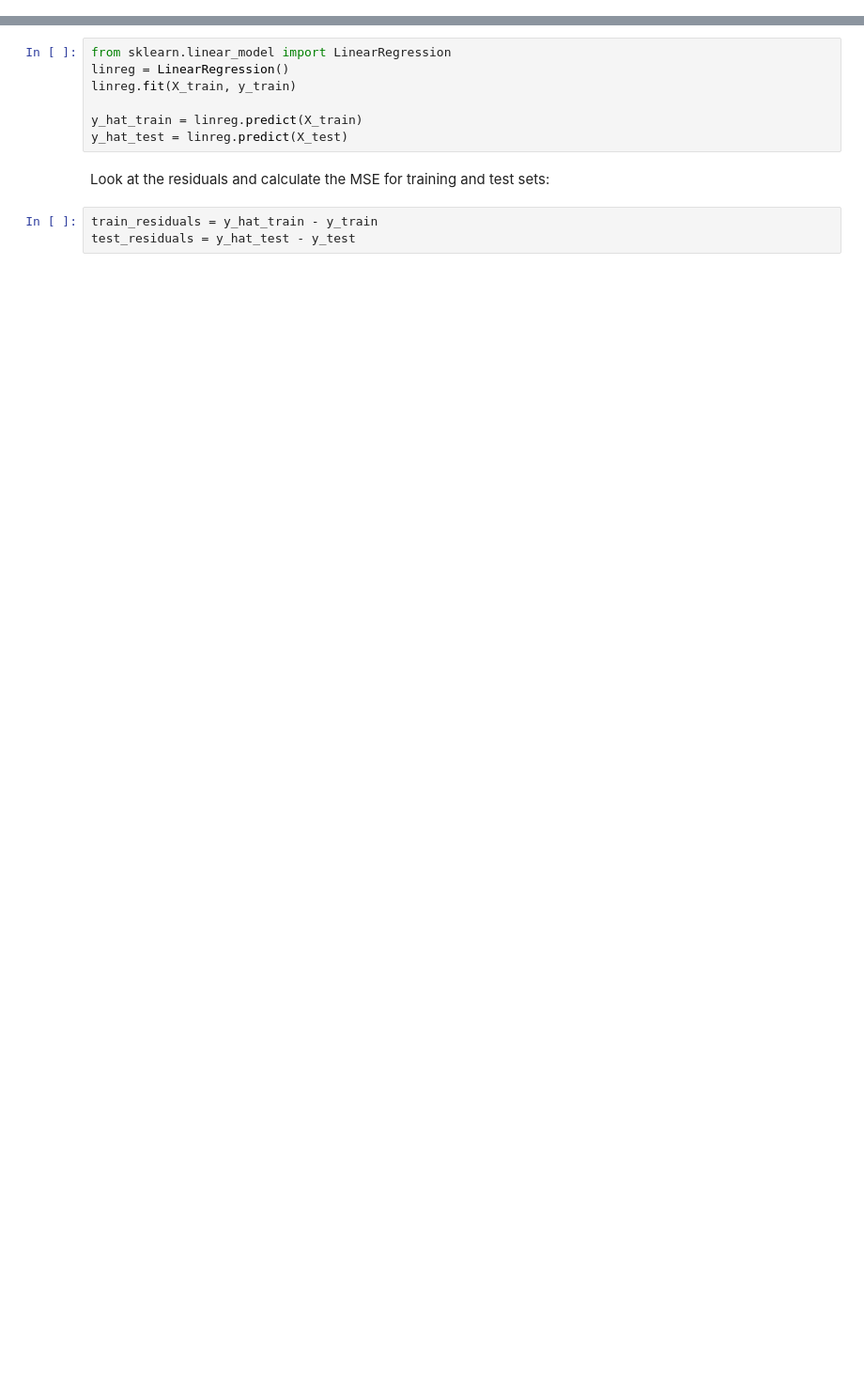
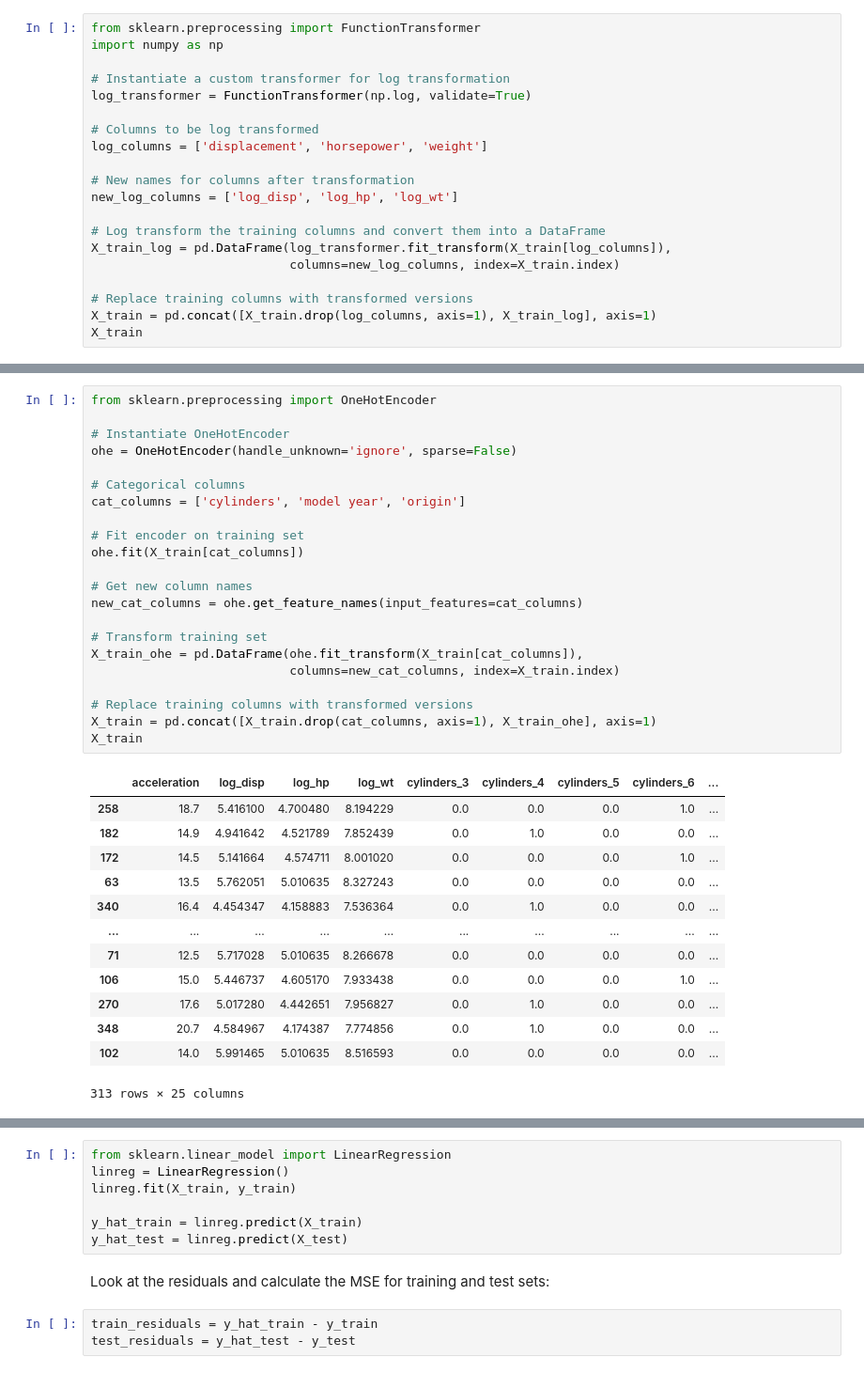
Before and after one commit to learn-co-curriculum/dsc-regression-model-validation, a Jupyter notebook: index.ipynb, the cells around one changed output, grey strips where cells are left out. Shown at 94% size. Cells and saved outputs as stored; diff of their text form; blank space fills up the shorter version.

```diff
--- a/index.ipynb
+++ b/index.ipynb
@@ -91,0 +201,20 @@ print(len(X_train), len(X_test), len(y_train), len(y_test))
+# %%
+from sklearn.preprocessing import FunctionTransformer
+import numpy as np
+
+# Instantiate a custom transformer for log transformation
+log_transformer = FunctionTransformer(np.log, validate=True)
+
+# Columns to be log transformed
+log_columns = ['displacement', 'horsepower', 'weight']
+
+# New names for columns after transformation
+new_log_columns = ['log_disp', 'log_hp', 'log_wt']
+
+# Log transform the training columns and convert them into a DataFrame
+X_train_log = pd.DataFrame(log_transformer.fit_transform(X_train[log_columns]),
+                           columns=new_log_columns, index=X_train.index)
+
+# Replace training columns with transformed versions
+X_train = pd.concat([X_train.drop(log_columns, axis=1), X_train_log], axis=1)
+X_train
@@ -91,0 +259,36 @@ print(len(X_train), len(X_test), len(y_train), len(y_test))
+# %%
+from sklearn.preprocessing import OneHotEncoder
+
+# Instantiate OneHotEncoder
+ohe = OneHotEncoder(handle_unknown='ignore', sparse=False)
+
+# Categorical columns
+cat_columns = ['cylinders', 'model year', 'origin']
+
+# Fit encoder on training set
+ohe.fit(X_train[cat_columns])
+
+# Get new column names
+new_cat_columns = ohe.get_feature_names(input_features=cat_columns)
+
+# Transform training set
+X_train_ohe = pd.DataFrame(ohe.fit_transform(X_train[cat_columns]),
+                           columns=new_cat_columns, index=X_train.index)
+
+# Replace training columns with transformed versions
+X_train = pd.concat([X_train.drop(cat_columns, axis=1), X_train_ohe], axis=1)
+X_train
+# %% [output]
+|  | acceleration | log_disp | log_hp | log_wt | cylinders_3 | cylinders_4 | cylinders_5 | cylinders_6 | ... |
+| 258 | 18.7 | 5.416100 | 4.700480 | 8.194229 | 0.0 | 0.0 | 0.0 | 1.0 | ... |
+| 182 | 14.9 | 4.941642 | 4.521789 | 7.852439 | 0.0 | 1.0 | 0.0 | 0.0 | ... |
+| 172 | 14.5 | 5.141664 | 4.574711 | 8.001020 | 0.0 | 0.0 | 0.0 | 1.0 | ... |
+| 63 | 13.5 | 5.762051 | 5.010635 | 8.327243 | 0.0 | 0.0 | 0.0 | 0.0 | ... |
+| 340 | 16.4 | 4.454347 | 4.158883 | 7.536364 | 0.0 | 1.0 | 0.0 | 0.0 | ... |
+| ... | ... | ... | ... | ... | ... | ... | ... | ... | ... |
+| 71 | 12.5 | 5.717028 | 5.010635 | 8.266678 | 0.0 | 0.0 | 0.0 | 0.0 | ... |
+| 106 | 15.0 | 5.446737 | 4.605170 | 7.933438 | 0.0 | 0.0 | 0.0 | 1.0 | ... |
+| 270 | 17.6 | 5.017280 | 4.442651 | 7.956827 | 0.0 | 1.0 | 0.0 | 0.0 | ... |
+| 348 | 20.7 | 4.584967 | 4.174387 | 7.774856 | 0.0 | 1.0 | 0.0 | 0.0 | ... |
+| 102 | 14.0 | 5.991465 | 5.010635 | 8.516593 | 0.0 | 0.0 | 0.0 | 0.0 | ... |
+313 rows × 25 columns
```
Also changed, not shown: parts of 44 cells of this notebook, 1 other file.
